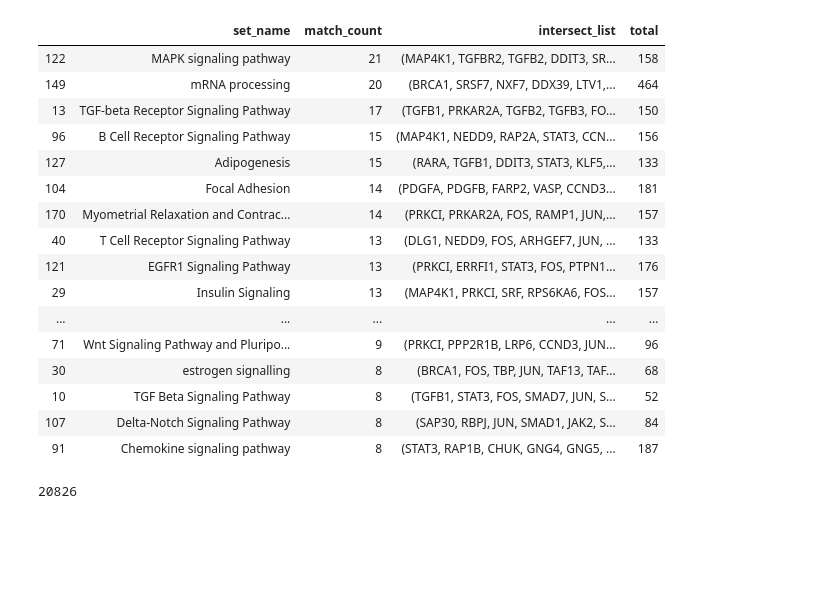
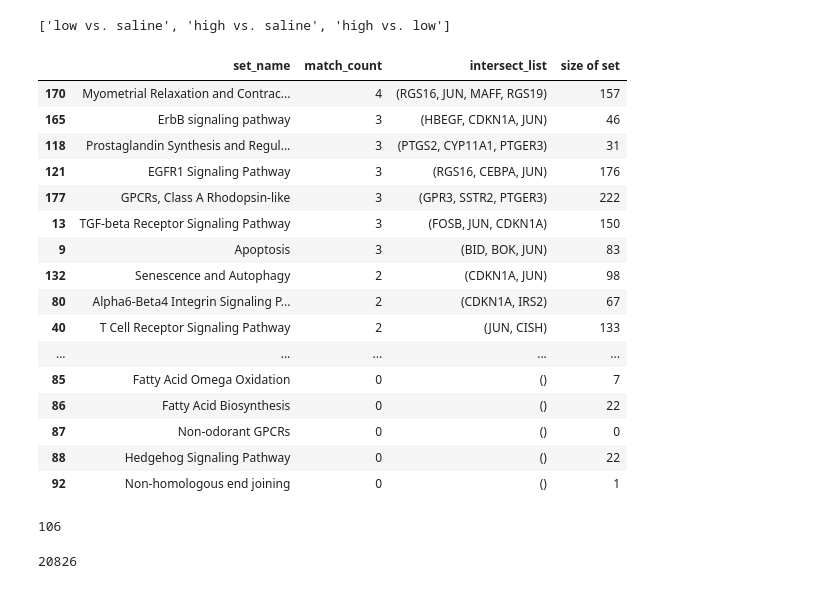
Before and after one commit to aheilbut/pdmouse, a Jupyter notebook: py/pd_wp_genesets.ipynb, the cells around one changed output. Cells and saved outputs as stored; diff of their text form; code cells hidden in the pictures; blank space fills up the shorter version.

Commit message:
added overlaps page

```diff
--- a/py/pd_wp_genesets.ipynb
+++ b/py/pd_wp_genesets.ipynb
@@ -47,25 +27,36 @@ dtypes: float64(45), object(4)
+# %%
+t2_up = cPickle.load( open("/data/adrian/Dropbox/Projects/Broad/PD_mouse/results/jan30/t2_up.pickle") )
+t2_down = cPickle.load( open("/data/adrian/Dropbox/Projects/Broad/PD_mouse/results/jan30/t2_down.pickle") )
+# %%
+t2_up["CP73"].keys()
+# %% [output]
+['low vs. saline', 'high vs. saline', 'high vs. low']
 # %%
-overlaps = alib.wikipath.get_overlaps(cs.symbol, wp.mouse_wp_symbols).sort("match_count", ascending=False)
+overlaps = alib.wikipath.get_overlaps(t2_up["CP101"]["high vs. saline"].symbol, wp.mouse_wp_symbols).sort("match_count", ascending=False)
 # %%
-overlaps.sort("match_count", ascending=False)[0:20]
+overlaps.sort("match_count", ascending=False)[0:100]
 # %% [output]
-|  | set_name | match_count | intersect_list | total |
-| 122 | MAPK signaling pathway | 21 | (MAP4K1, TGFBR2, TGFB2, DDIT3, SR... | 158 |
-| 149 | mRNA processing | 20 | (BRCA1, SRSF7, NXF7, DDX39, LTV1,... | 464 |
-| 13 | TGF-beta Receptor Signaling Pathway | 17 | (TGFB1, PRKAR2A, TGFB2, TGFB3, FO... | 150 |
-| 96 | B Cell Receptor Signaling Pathway | 15 | (MAP4K1, NEDD9, RAP2A, STAT3, CCN... | 156 |
-| 127 | Adipogenesis | 15 | (RARA, TGFB1, DDIT3, STAT3, KLF5,... | 133 |
-| 104 | Focal Adhesion | 14 | (PDGFA, PDGFB, FARP2, VASP, CCND3... | 181 |
-| 170 | Myometrial Relaxation and Contrac... | 14 | (PRKCI, PRKAR2A, FOS, RAMP1, JUN,... | 157 |
-| 40 | T Cell Receptor Signaling Pathway | 13 | (DLG1, NEDD9, FOS, ARHGEF7, JUN, ... | 133 |
-| 121 | EGFR1 Signaling Pathway | 13 | (PRKCI, ERRFI1, STAT3, FOS, PTPN1... | 176 |
-| 29 | Insulin Signaling | 13 | (MAP4K1, PRKCI, SRF, RPS6KA6, FOS... | 157 |
+|  | set_name | match_count | intersect_list | size of set |
+| 170 | Myometrial Relaxation and Contrac... | 4 | (RGS16, JUN, MAFF, RGS19) | 157 |
+| 165 | ErbB signaling pathway | 3 | (HBEGF, CDKN1A, JUN) | 46 |
+| 118 | Prostaglandin Synthesis and Regul... | 3 | (PTGS2, CYP11A1, PTGER3) | 31 |
+| 121 | EGFR1 Signaling Pathway | 3 | (RGS16, CEBPA, JUN) | 176 |
+| 177 | GPCRs, Class A Rhodopsin-like | 3 | (GPR3, SSTR2, PTGER3) | 222 |
+| 13 | TGF-beta Receptor Signaling Pathway | 3 | (FOSB, JUN, CDKN1A) | 150 |
+| 9 | Apoptosis | 3 | (BID, BOK, JUN) | 83 |
+| 132 | Senescence and Autophagy | 2 | (CDKN1A, JUN) | 98 |
+| 80 | Alpha6-Beta4 Integrin Signaling P... | 2 | (CDKN1A, IRS2) | 67 |
+| 40 | T Cell Receptor Signaling Pathway | 2 | (JUN, CISH) | 133 |
 | ... | ... | ... | ... | ... |
-| 71 | Wnt Signaling Pathway and Pluripo... | 9 | (PRKCI, PPP2R1B, LRP6, CCND3, JUN... | 96 |
-| 30 | estrogen signalling | 8 | (BRCA1, FOS, TBP, JUN, TAF13, TAF... | 68 |
-| 10 | TGF Beta Signaling Pathway | 8 | (TGFB1, STAT3, FOS, SMAD7, JUN, S... | 52 |
-| 107 | Delta-Notch Signaling Pathway | 8 | (SAP30, RBPJ, JUN, SMAD1, JAK2, S... | 84 |
-| 91 | Chemokine signaling pathway | 8 | (STAT3, RAP1B, CHUK, GNG4, GNG5, ... | 187 |
+| 85 | Fatty Acid Omega Oxidation | 0 | () | 7 |
+| 86 | Fatty Acid Biosynthesis | 0 | () | 22 |
+| 87 | Non-odorant GPCRs | 0 | () | 0 |
+| 88 | Hedgehog Signaling Pathway | 0 | () | 22 |
+| 92 | Non-homologous end joining | 0 | () | 1 |
+# %%
+len(t2_up["CP101"]["high vs. saline"].symbol)
+# %% [output]
+106
 # %%
 len(cp73_wide_info.symbol.unique())
 # %% [output]
```
Also changed, not shown: parts of 18 cells of this notebook, 3 other files.
